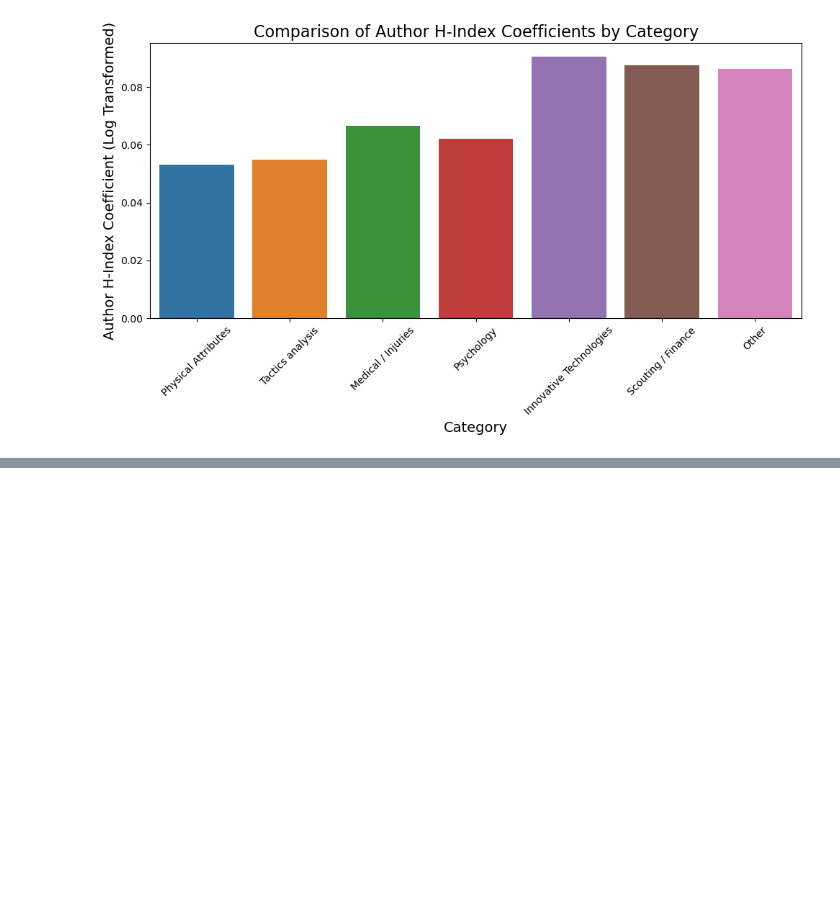
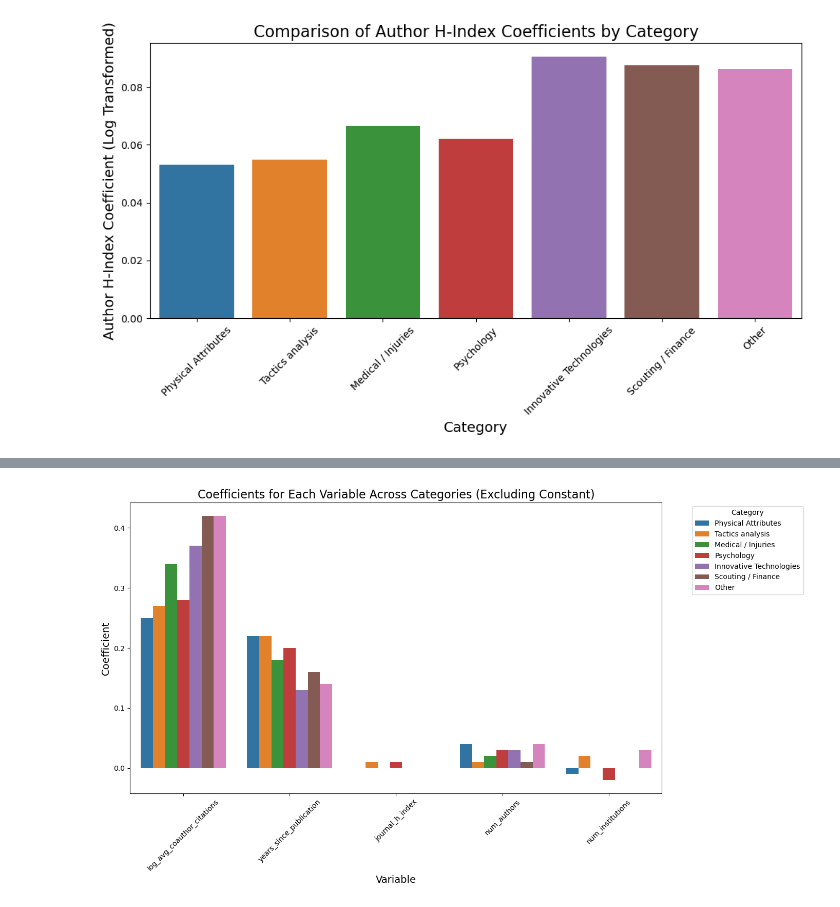
Before and after one commit to franekl/soccer-research-evolution, a Jupyter notebook: code/influence_on_citations/linear regression.ipynb, the cells around one changed output, grey strips where cells are left out. Drawn from its saved outputs; the diff is of its cells as text; code cells hidden in the pictures; blank space fills up the shorter version.

Commit message:
updated linear regression model
with log avg co-author citations

```diff
--- a/code/influence_on_citations/linear regression.ipynb
+++ b/code/influence_on_citations/linear regression.ipynb
@@ -580,0 +811,51 @@ plt.show()
+# %%
+import seaborn as sns
+import matplotlib.pyplot as plt
+
+# Prepare a DataFrame for visualization from category_results
+visualization_data = []
+
+for category_result in category_results:
+    category = category_result["Category"]
+    for variable in ["log_avg_coauthor_citations", "years_since_publication", "journal_h_index", "num_authors", "num_institutions"]:
+        # Extract coefficient and significance
+        coef = float(category_result[variable].split()[0])  # Extract coefficient
+        p_value = float(category_result[variable].split('(')[1].strip(')').strip('*'))  # Extract p-value
+        is_significant = "*" in category_result[variable]  # Check if statistically significant
+
+        visualization_data.append({
+            "Category": category,
+            "Variable": variable,
+            "Coefficient": coef,
+            "Significant": is_significant
+        })
+
+# Convert to DataFrame
+coef_melted_with_significance = pd.DataFrame(visualization_data)
+
+# Separate significant and non-significant coefficients
+coef_melted_with_significance["Color"] = coef_melted_with_significance["Significant"].apply(lambda x: "blue" if x else "gray")
+
+# Plot all coefficients excluding the constant term
+plt.figure(figsize=(14, 8))
+
+sns.barplot(
+    data=coef_melted_with_significance,
+    x="Variable",
+    y="Coefficient",
+    hue="Category",
+    dodge=True,
+    palette="tab10"  # Use distinct colors for categories
+)
+
+# Title and labels
+plt.title("Coefficients for Each Variable Across Categories (Excluding Constant)", fontsize=16)
+plt.xlabel("Variable", fontsize=14)
+plt.ylabel("Coefficient", fontsize=14)
+plt.xticks(rotation=45)
+plt.legend(title="Category", bbox_to_anchor=(1.05, 1), loc='upper left')
+plt.tight_layout()
+
+plt.show()
+# %% [output]
+[figure, added]
```
Also changed, not shown: parts of 9 cells of this notebook.
